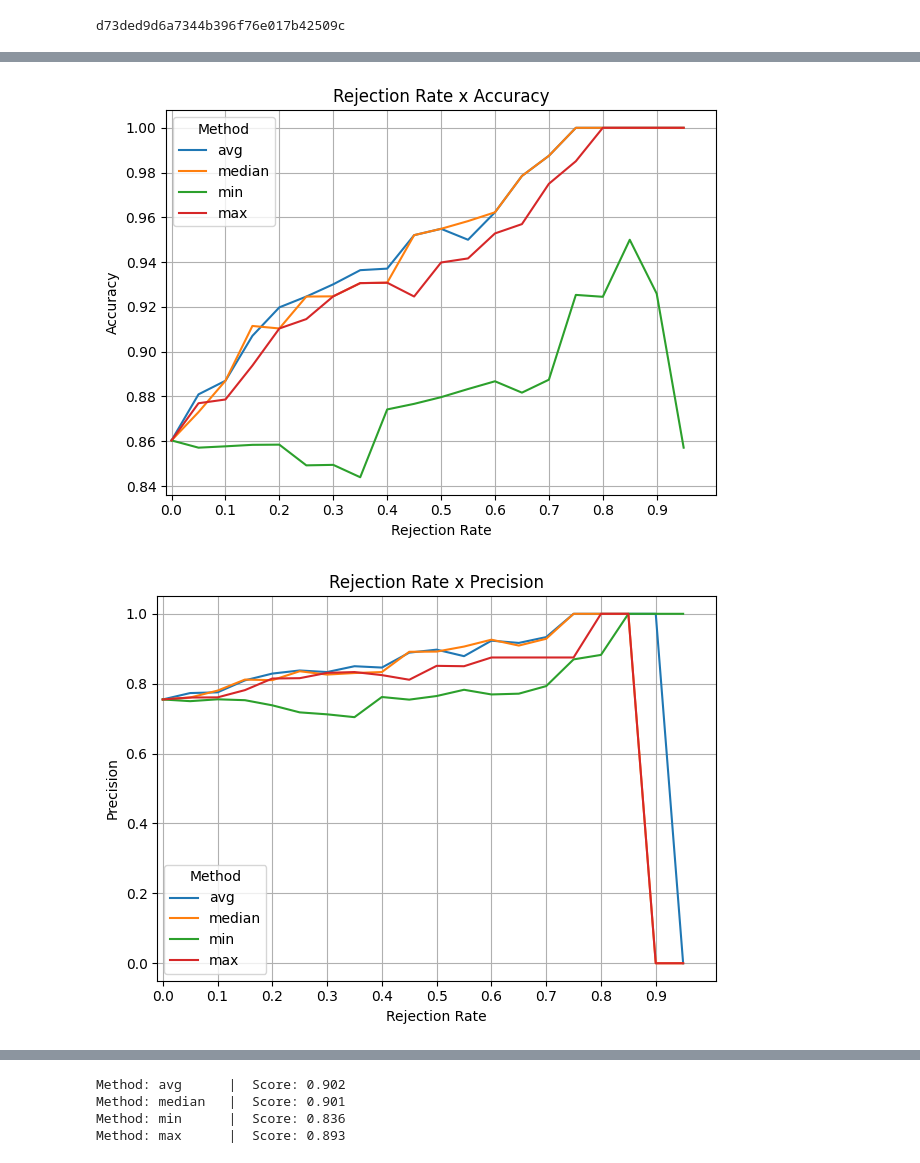
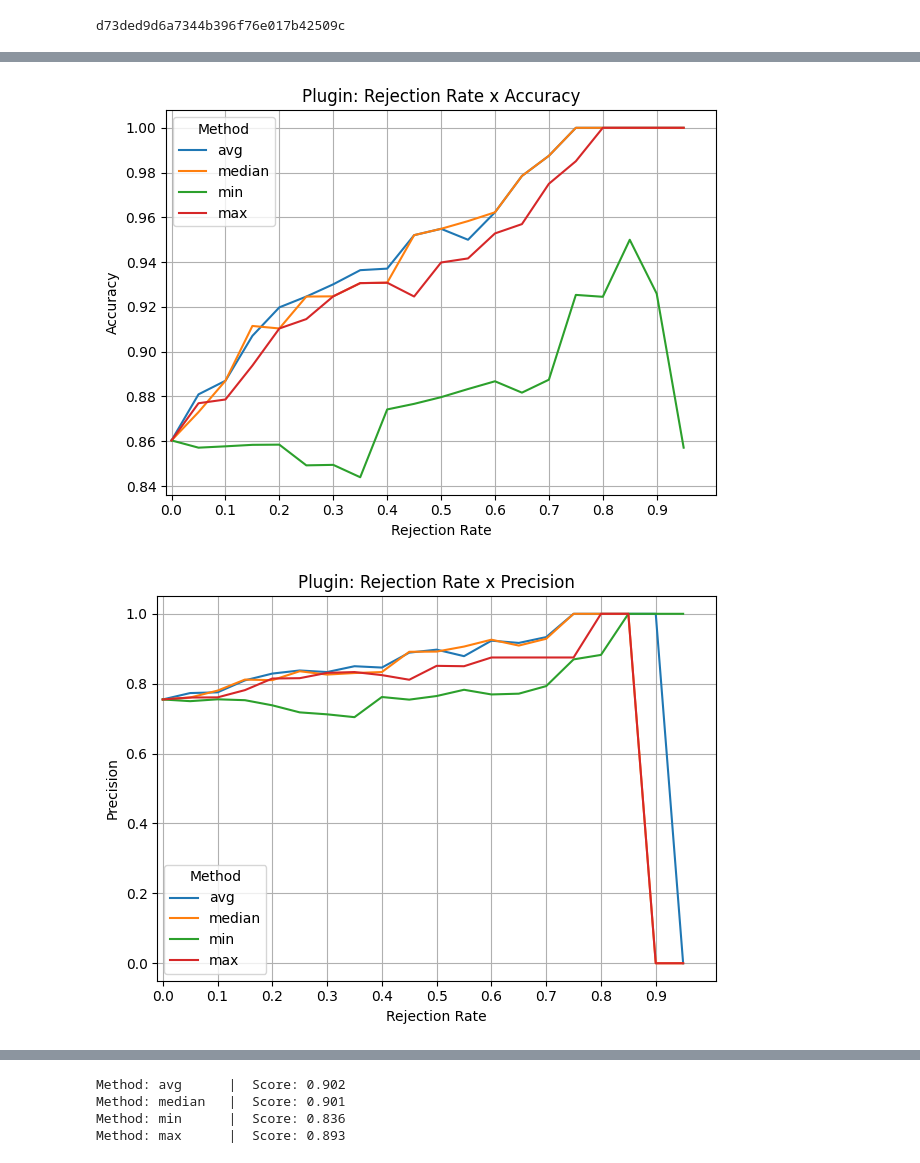
Before and after one commit to luisacavalcante/MASTER-DES-REJ, a Jupyter notebook: main.ipynb, the cells around one changed output, grey strips where cells are left out. Cells and saved outputs as stored; diff of their text form; code cells hidden in the pictures.

Commit message:
Update lineplot titles

```diff
--- a/main.ipynb
+++ b/main.ipynb
@@ -63,0 +75,3 @@ d73ded9d6a7344b396f76e017b42509c
+# %%
+results_log = pd.read_csv(f'results/{dataset_name}_{CONFIG["VERSION"]}.csv', index_col=0)
+results_log
@@ -64,19 +92,13 @@ d73ded9d6a7344b396f76e017b42509c
 # %%
-results_log = rejection_overhall(pred_reject,
-                                 X_G,
-                                 y_G.values,
-                                 rates=rates_array,
-                                 methods=['avg','median','min','max'])
-
 xticks = np.array(range(0,10))*0.1
 for metric in ['Accuracy','Precision','Recall','F1-Score']:
-    plt.title(f'Rejection Rate x {metric}')
+    plt.title(f'Plugin: Rejection Rate x {metric}')
     plt.xlim([-0.01,1.01])
     sns.lineplot(results_log, x='Rejection Rate', y=metric, hue='Method', linewidth=1.5, err_kws={'alpha':0.12}, )
     plt.xticks(xticks)
     plt.grid()
     plt.tight_layout()
     plt.show()
 # %% [output]
-[figure, old version]
+[figure, new version]
-[figure, old version]
+[figure, new version]
```
Also changed, not shown: parts of 66 cells of this notebook.
